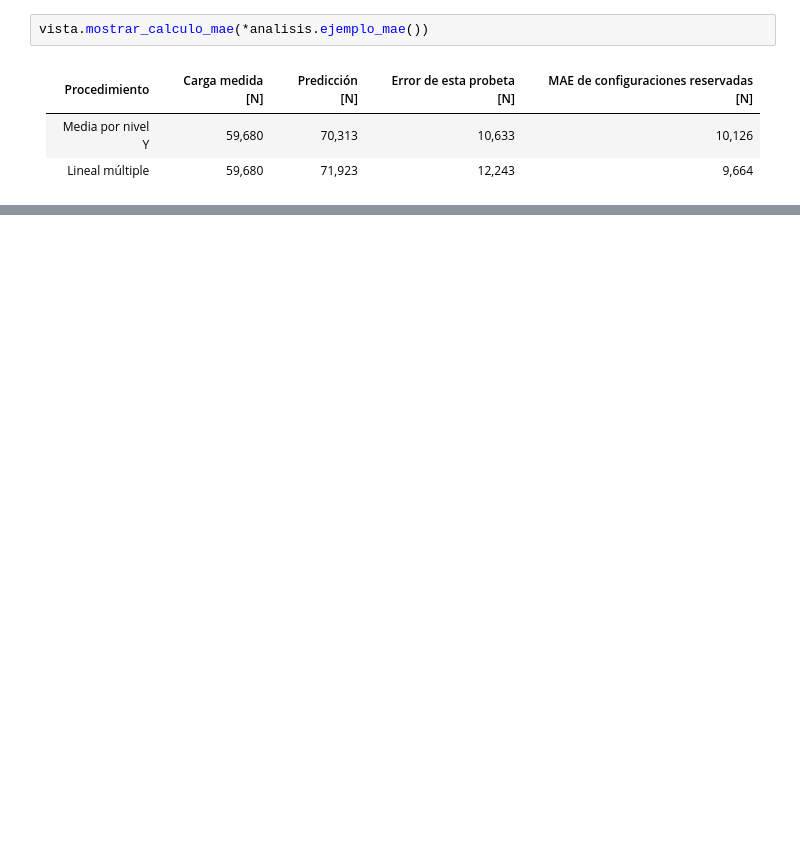
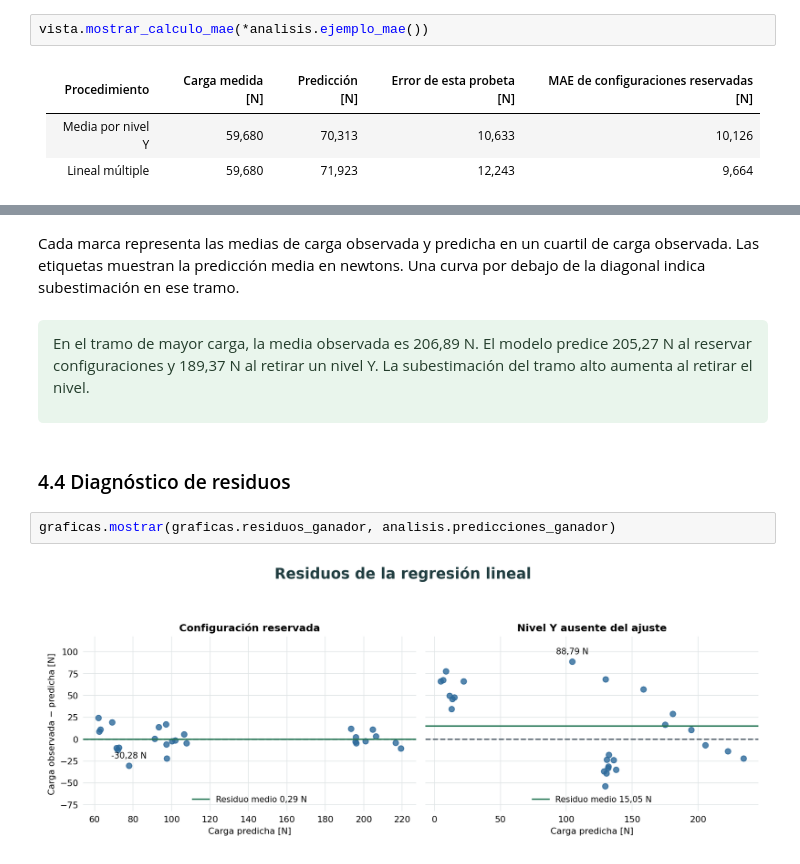
Before and after one commit to melissaaylasb-sudo/T02_MIA14_SeccionB, a Jupyter notebook: notebooks/Comparativa_6_Modelos_Regresion_Pantograficas.ipynb, the cells around one changed output, grey strips where cells are left out. Saved outputs shown, nothing was run; the diff lists cells and outputs as text; blank space fills up the shorter version.

```diff
--- a/notebooks/Comparativa_6_Modelos_Regresion_Pantograficas.ipynb
+++ b/notebooks/Comparativa_6_Modelos_Regresion_Pantograficas.ipynb
@@ -669,0 +242,14 @@ Constantes en el reajuste: `radio_pivote`. Redundantes en la base elegida: `nume
+# %% [markdown]
+Cada marca representa las medias de carga observada y predicha en un cuartil de carga observada. Las etiquetas muestran la predicción media en newtons. Una curva por debajo de la diagonal indica subestimación en ese tramo.
+# %% [markdown]
+<div style="background-color: #e9f5ec; color: #233c2b; padding: 0.8em 1em; border: 0; border-radius: 0.35em;">
+
+En el tramo de mayor carga, la media observada es 206,89 N. El modelo predice 205,27 N al reservar configuraciones y 189,37 N al retirar un nivel Y. La subestimación del tramo alto aumenta al retirar el nivel.
+
+</div>
+# %% [markdown]
+### 4.4 Diagnóstico de residuos
+# %%
+graficas.mostrar(graficas.residuos_ganador, analisis.predicciones_ganador)
+# %% [output]
+[figure, added]
```
Also changed, not shown: parts of 121 cells of this notebook, 4 other files.
